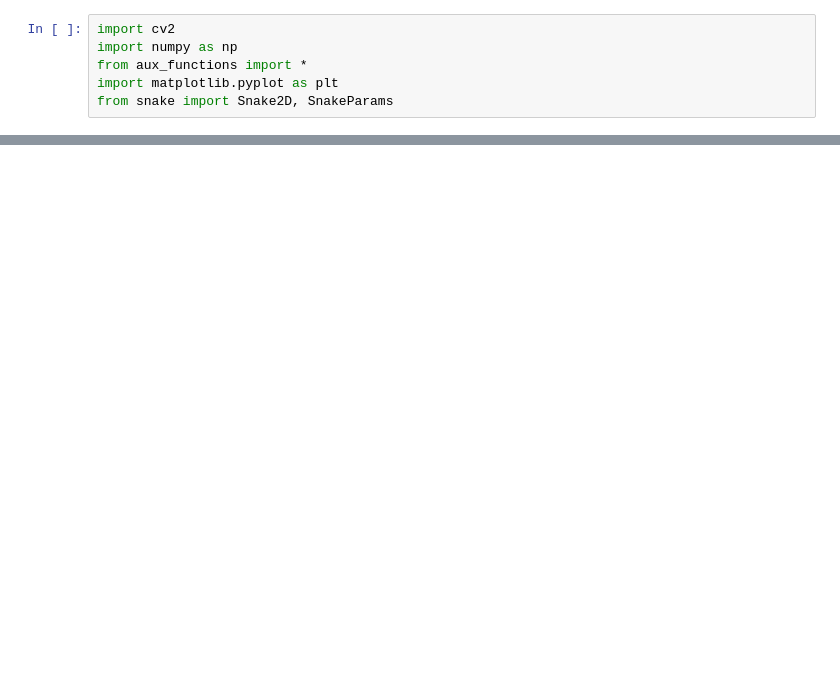
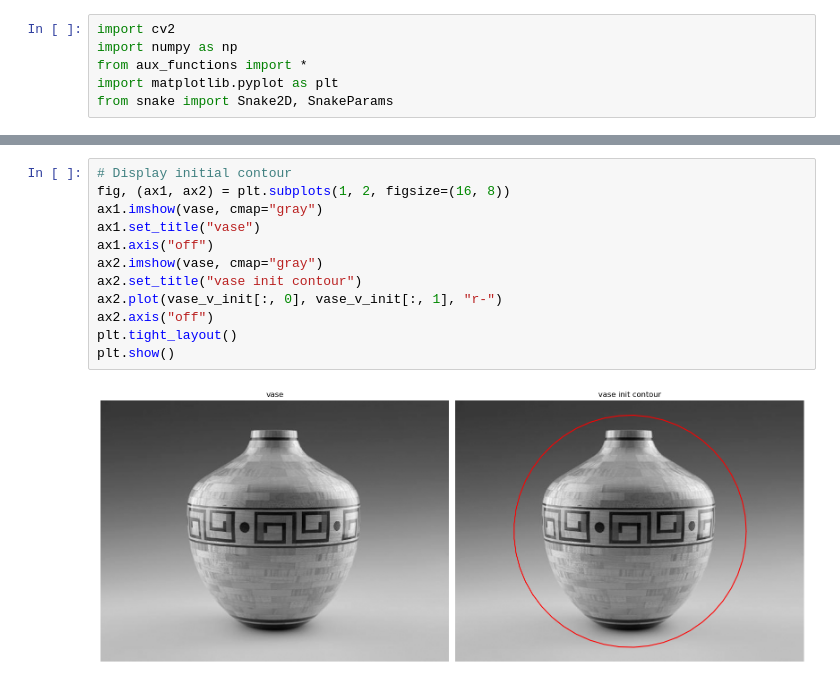
Before and after one commit to shh4und/snakes, a Jupyter notebook: 2D/snake.ipynb, the cells around one changed output, grey strips where cells are left out. Cells and saved outputs as stored; diff of their text form; blank space fills up the shorter version.

```diff
--- a/2D/snake.ipynb
+++ b/2D/snake.ipynb
@@ -54,3 +24,17 @@ Pontos subdivididos: (442, 2)
+# %%
+# Display initial contour
+fig, (ax1, ax2) = plt.subplots(1, 2, figsize=(16, 8))
+ax1.imshow(vase, cmap="gray")
+ax1.set_title("vase")
+ax1.axis("off")
+ax2.imshow(vase, cmap="gray")
+ax2.set_title("vase init contour")
+ax2.plot(vase_v_init[:, 0], vase_v_init[:, 1], "r-")
+ax2.axis("off")
+plt.tight_layout()
+plt.show()
+# %% [output]
+[figure, added]
 # %%
 # Configure snake parameters
 vase_params = SnakeParams(
```
Also changed, not shown: parts of 23 cells of this notebook.
